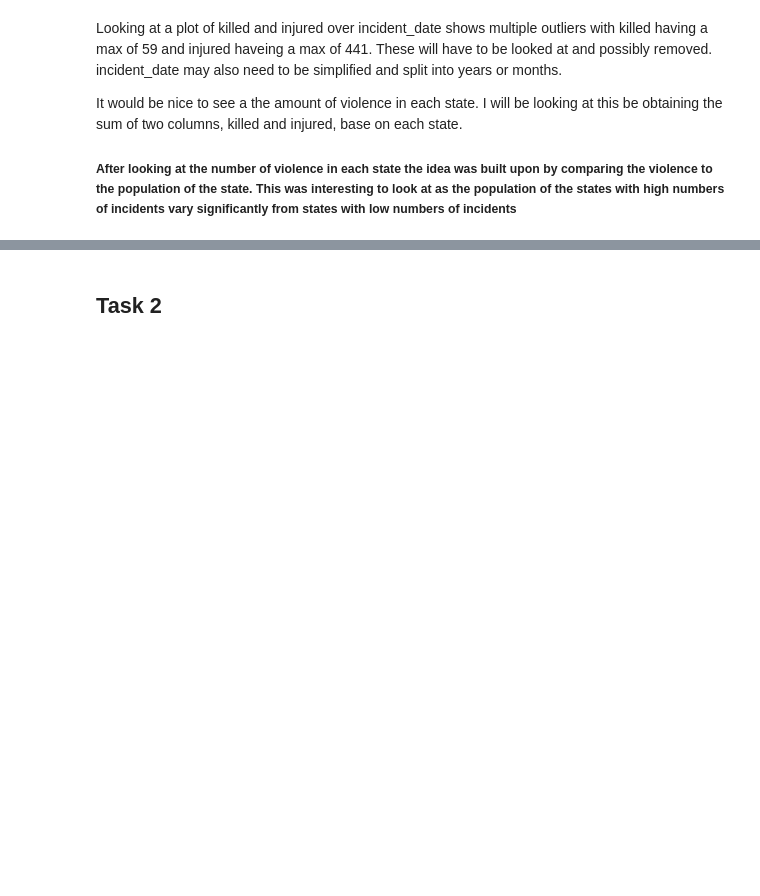
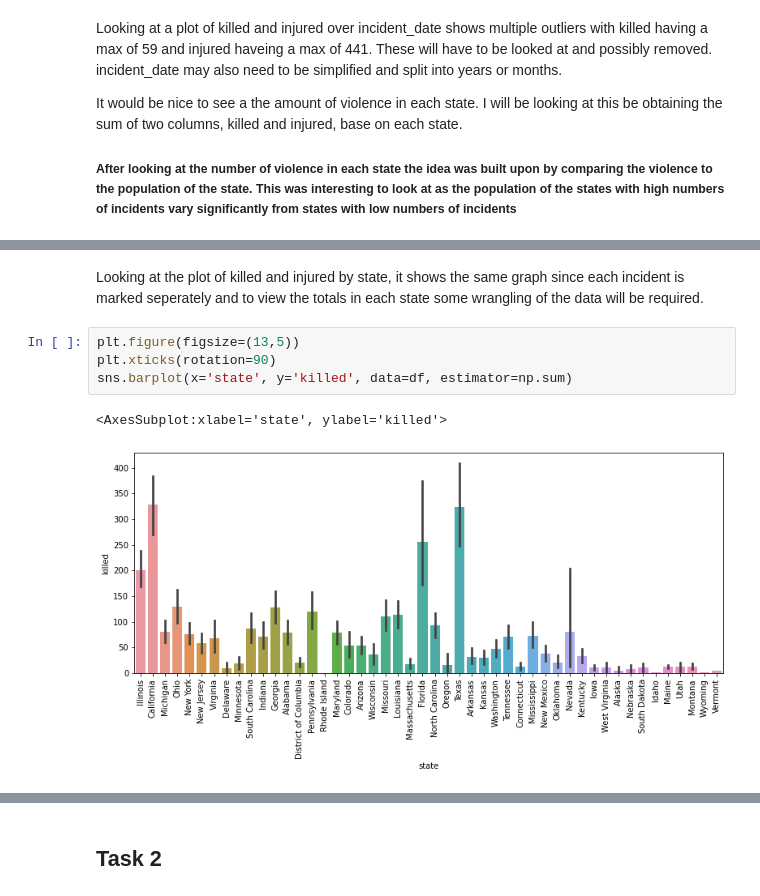
Before and after one commit to ubco-W2022T1-cosc301/project-group39, a Jupyter notebook: notebooks/analysis3.ipynb, the cells around one changed output, grey strips where cells are left out. Drawn from its saved outputs; the diff is of its cells as text; blank space fills up the shorter version.

```diff
--- a/notebooks/analysis3.ipynb
+++ b/notebooks/analysis3.ipynb
@@ -64,0 +74,9 @@ It would be nice to see a the amount of violence in each state. I will be lookin
+# %% [markdown]
+Looking at the plot of killed and injured by state, it shows the same graph since each incident is marked seperately and to view the totals in each state some wrangling of the data will be required.
+# %%
+plt.figure(figsize=(13,5))
+plt.xticks(rotation=90)
+sns.barplot(x='state', y='killed', data=df, estimator=np.sum)
+# %% [output]
+<AxesSubplot:xlabel='state', ylabel='killed'>
+[figure, added]
```
Also changed, not shown: parts of 8 cells of this notebook.
